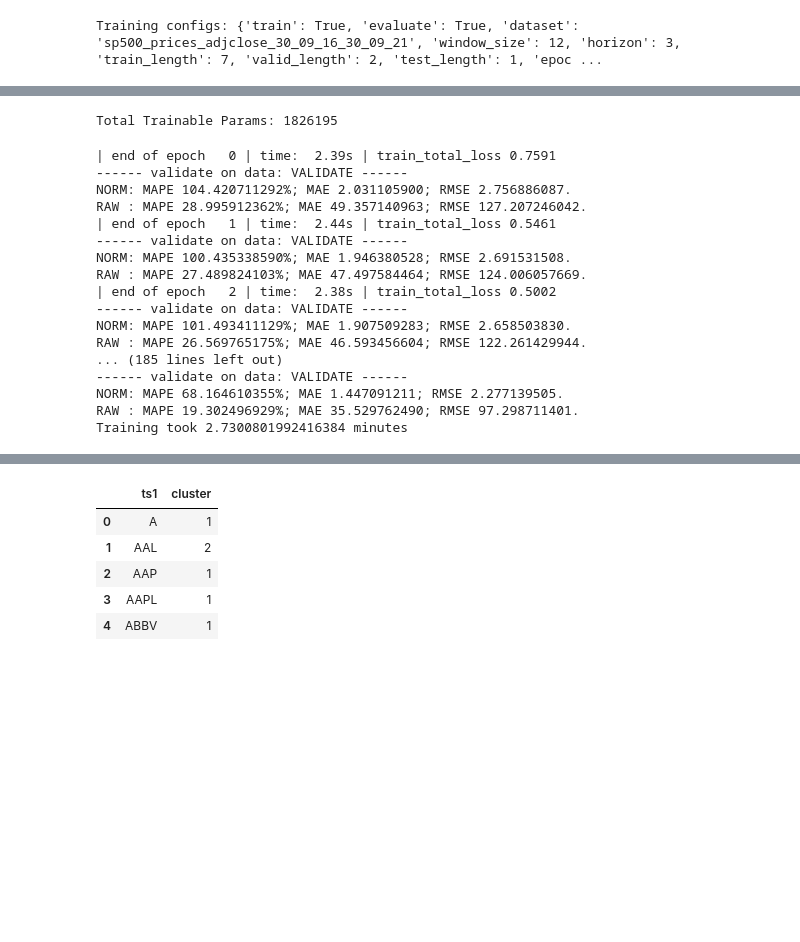
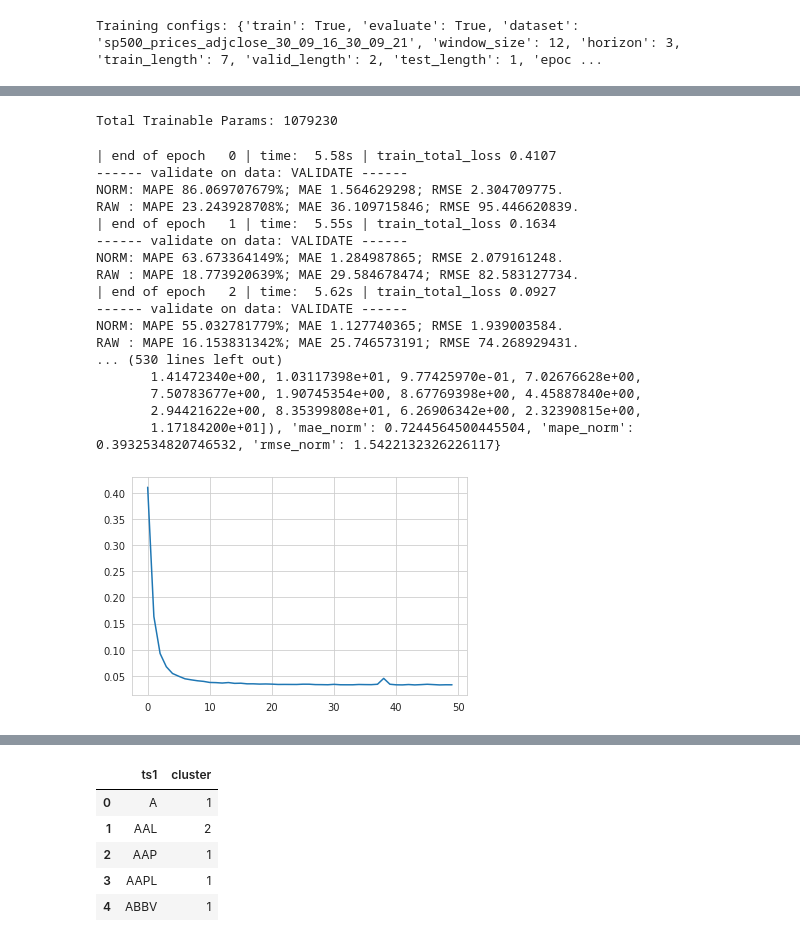
Before and after one commit to SuhwanChung/GNN-for-Stock-Prediction, a Jupyter notebook: src/StemGNN_transformer_with_clusters_and_corrmap.ipynb, the cells around one changed output, grey strips where cells are left out. Drawn from its saved outputs; the diff is of its cells as text; code cells hidden in the pictures; blank space fills up the shorter version.

```diff
--- a/src/StemGNN_transformer_with_clusters_and_corrmap.ipynb
+++ b/src/StemGNN_transformer_with_clusters_and_corrmap.ipynb
@@ -389,15 +419,16 @@ class Model(nn.Module):
         self.stack_cnt = stack_cnt
         self.unit = units
         self.alpha = leaky_rate
+        self.correlation_time_step = 4
         self.time_step = time_step
         self.horizon = horizon
         self.weight_key = nn.Parameter(torch.zeros(size=(self.unit, 1)))
         nn.init.xavier_uniform_(self.weight_key.data, gain=1.414)
         self.weight_query = nn.Parameter(torch.zeros(size=(self.unit, 1)))
         nn.init.xavier_uniform_(self.weight_query.data, gain=1.414)
-        self.GRU = nn.GRU(self.time_step, self.unit)
+        #self.GRU = nn.GRU(self.time_step, self.unit)
 
-        self.transformer = TransformerModel(input_size=self.time_step, d_model=16, d_out=self.unit, nhead=1, d_hid=8, nlayers=8)
+        self.transformer = TransformerModel(input_size=self.correlation_time_step, d_model=16, d_out=self.unit, nhead=1, d_hid=8, nlayers=8)
 
         self.multi_layer = multi_layer
         self.stock_block = nn.ModuleList()
@@ -492,7 +523,7 @@ class Model(nn.Module):
         return torch.matmul(eigenvectors, input)
 
     def forward(self, x):
-        mul_L, attention = self.latent_correlation_layer(x)
+        mul_L, attention = self.latent_correlation_layer(x[:,-4:,:])
         X = x.unsqueeze(1).permute(0, 1, 3, 2).contiguous()
         result = []
         for stack_i in range(self.stack_cnt):
@@ -555,8 +586,12 @@ def train(train_data, valid_data, args, result_file):
     print(f"Total Trainable Params: {total_params}")
 
     best_validate_mae = np.inf
+    best_performance = None
     validate_score_non_decrease_count = 0
     performance_metrics = {}
+
+    training_losses = []
+
     for epoch in range(args.epoch):
         epoch_start_time = time.time()
         model.train()
@@ -574,6 +609,7 @@ def train(train_data, valid_data, args, result_file):
             loss_total += float(loss)
         print('| end of epoch {:3d} | time: {:5.2f}s | train_total_loss {:5.4f}'.format(epoch, (
                 time.time() - epoch_start_time), loss_total / cnt))
+        training_losses.append(loss_total / cnt)
         save_model(model, result_file, epoch)
         if (epoch+1) % args.exponential_decay_step == 0:
             my_lr_scheduler.step()
@@ -588,6 +624,9 @@ def train(train_data, valid_data, args, result_file):
                 best_validate_mae = performance_metrics['mae']
                 is_best_for_now = True
                 validate_score_non_decrease_count = 0
+
+                #added
+                best_performance = performance_metrics
             else:
                 validate_score_non_decrease_count += 1
             # save model
@@ -596,7 +635,7 @@ def train(train_data, valid_data, args, result_file):
         # early stop
         if args.early_stop and validate_score_non_decrease_count >= args.early_stop_step:
             break
-    return performance_metrics, normalize_statistic
+    return performance_metrics, normalize_statistic, training_losses, best_performance
 
 
 
@@ -717,7 +756,7 @@ def validate(model, dataloader, device, normalize_method, statistic,
                    np.abs((forcasting_2d - forcasting_2d_target) / forcasting_2d_target), delimiter=",")
 
     return dict(mae=score[1], mae_node=score_by_node[1], mape=score[0], mape_node=score_by_node[0],
-                rmse=score[2], rmse_node=score_by_node[2])
+                rmse=score[2], rmse_node=score_by_node[2], mae_norm=score_norm[1], mape_norm=score_norm[0], rmse_norm=score_norm[2])
 
 
 
@@ -885,25 +924,26 @@ args
 # mul_L.shape
 # %%
 before_train = datetime.now().timestamp()
-_, normalize_statistic = train(train_data, valid_data, args, result_train_file)
+_, normalize_statistic, training_losses, best_performance = train(train_data, valid_data, args, result_train_file)
 after_train = datetime.now().timestamp()
 print(f'Training took {(after_train - before_train) / 60} minutes')
+print("Best performance", best_performance)
 # %% [output]
-Total Trainable Params: 1826195
+Total Trainable Params: 1079230
-| end of epoch   0 | time:  2.39s | train_total_loss 0.7591
+| end of epoch   0 | time:  5.58s | train_total_loss 0.4107
 ------ validate on data: VALIDATE ------
-NORM: MAPE 104.420711292%; MAE 2.031105900; RMSE 2.756886087.
-RAW : MAPE 28.995912362%; MAE 49.357140963; RMSE 127.207246042.
-| end of epoch   1 | time:  2.44s | train_total_loss 0.5461
+NORM: MAPE 86.069707679%; MAE 1.564629298; RMSE 2.304709775.
+RAW : MAPE 23.243928708%; MAE 36.109715846; RMSE 95.446620839.
+| end of epoch   1 | time:  5.55s | train_total_loss 0.1634
 ------ validate on data: VALIDATE ------
-NORM: MAPE 100.435338590%; MAE 1.946380528; RMSE 2.691531508.
-RAW : MAPE 27.489824103%; MAE 47.497584464; RMSE 124.006057669.
-| end of epoch   2 | time:  2.38s | train_total_loss 0.5002
+NORM: MAPE 63.673364149%; MAE 1.284987865; RMSE 2.079161248.
+RAW : MAPE 18.773920639%; MAE 29.584678474; RMSE 82.583127734.
+| end of epoch   2 | time:  5.62s | train_total_loss 0.0927
 ------ validate on data: VALIDATE ------
-NORM: MAPE 101.493411129%; MAE 1.907509283; RMSE 2.658503830.
-RAW : MAPE 26.569765175%; MAE 46.593456604; RMSE 122.261429944.
-... (185 lines left out)
------- validate on data: VALIDATE ------
-NORM: MAPE 68.164610355%; MAE 1.447091211; RMSE 2.277139505.
-RAW : MAPE 19.302496929%; MAE 35.529762490; RMSE 97.298711401.
-Training took 2.7300801992416384 minutes
+NORM: MAPE 55.032781779%; MAE 1.127740365; RMSE 1.939003584.
+RAW : MAPE 16.153831342%; MAE 25.746573191; RMSE 74.268929431.
+... (530 lines left out)
+       1.41472340e+00, 1.03117398e+01, 9.77425970e-01, 7.02676628e+00,
+       7.50783677e+00, 1.90745354e+00, 8.67769398e+00, 4.45887840e+00,
+       2.94421622e+00, 8.35399808e+01, 6.26906342e+00, 2.32390815e+00,
+       1.17184200e+01]), 'mae_norm': 0.7244564500445504, 'mape_norm': 0.3932534820746532, 'rmse_norm': 1.5422132326226117}
@@ -910,3 +957,7 @@ Training took 2.7300801992416384 minutes
+# %%
+plot_loss(training_losses)
+# %% [output]
+[figure, added]
 # %%
 prediction = pd.read_csv('output/sp500_prices_adjclose_30_09_16_30_09_21/train/predict.csv',header=None)
 target = pd.read_csv('output/sp500_prices_adjclose_30_09_16_30_09_21/train/target.csv',header=None)
```
Also changed, not shown: parts of 24 cells of this notebook.
